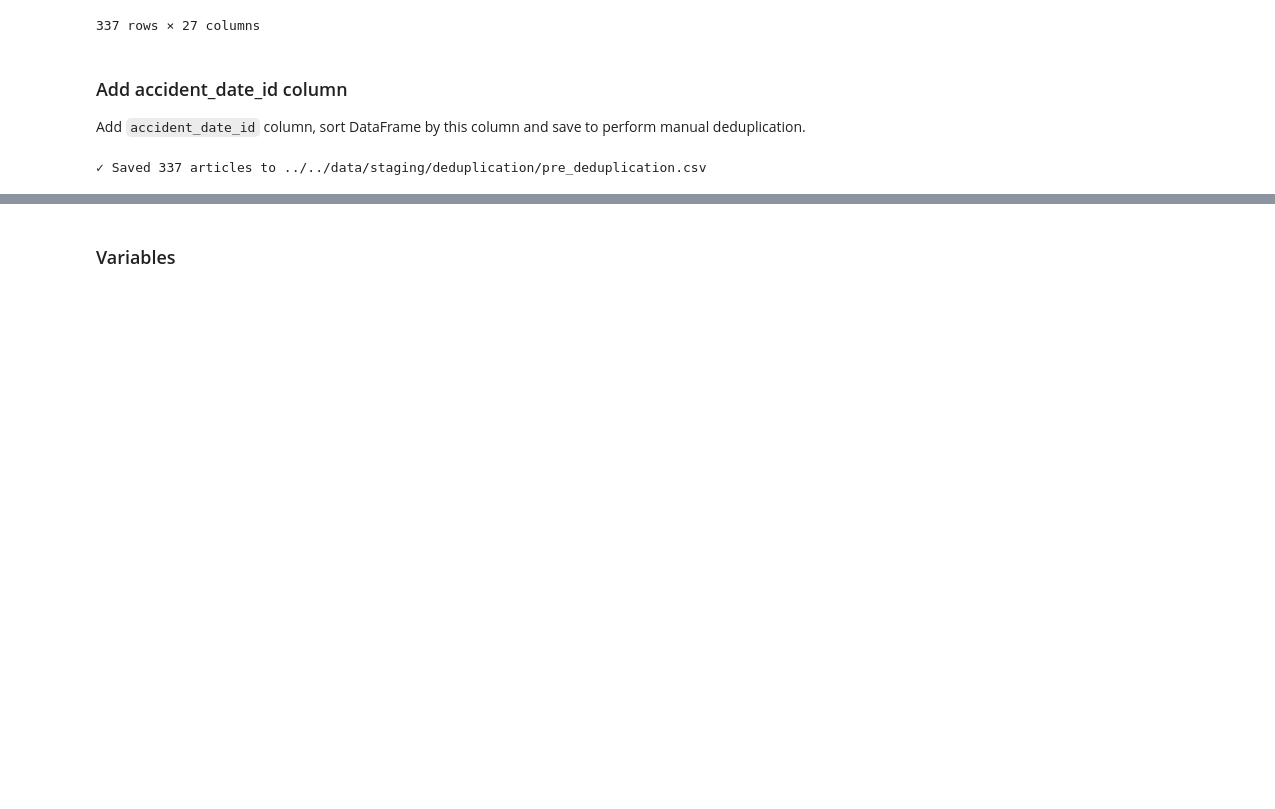
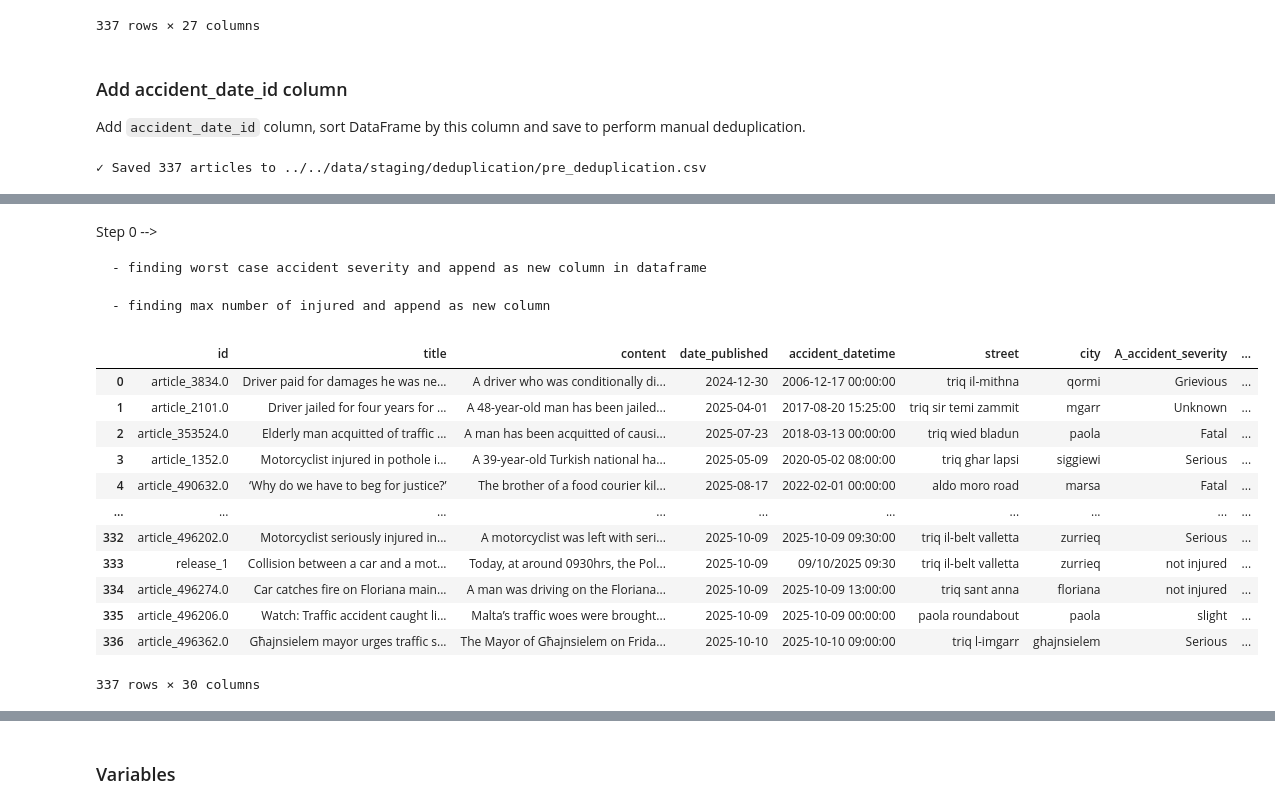
Before and after one commit to michael-vella/ics5110-assignment, a Jupyter notebook: notebooks/final/1_data_preparation.ipynb, the cells around one changed output, grey strips where cells are left out. Cells and saved outputs as stored; diff of their text form; code cells hidden in the pictures; blank space fills up the shorter version.

Commit message:
data de_duplication

```diff
--- a/notebooks/final/1_data_preparation.ipynb
+++ b/notebooks/final/1_data_preparation.ipynb
@@ -1411,0 +1425,69 @@ Extract features on the final DataFrame using rule based processing & dimensions
+# %% [markdown]
+Step 0 -->
+
+    - finding worst case accident severity and append as new column in dataframe
+
+    - finding max number of injured and append as new column
+# %%
+pre_deduplication_csv = f"{deduplication_data_folder}/pre_deduplication.csv"
+accidents_with_duplicates_df = pd.read_csv(pre_deduplication_csv)
+
+severity_order = {'Unknown' : 0, 'not injured': 1, 'Slight': 2, 'Grievious' : 3, 'Serious': 4, 'Fatal': 5}
+#max severity
+def get_max_severity(row):
+    severities = []
+    for prefix in ['A', 'B', 'C', 'D']:
+        col_name = f"{prefix}_accident_severity"
+        if col_name in row and pd.notna(row[col_name]):
+            severities.append(row[col_name])
+
+    if not severities:
+        return None
+
+    # Get the severity with the highest order (worst severity)
+    max_severity = None
+    max_severity_value = -1
+    for severity in severities:
+        if severity in severity_order:
+            if severity_order[severity] > max_severity_value:
+                max_severity_value = severity_order[severity]
+                max_severity = severity
+    return max_severity
+
+accidents_with_duplicates_df['accident_severity'] = accidents_with_duplicates_df.apply(get_max_severity, axis=1)
+
+# sum of injured
+
+# List of columns to check for number_injured
+injured_cols = ['A_number_injured', 'B_number_injured', 'C_number_injured', 'D_number_injured']
+
+# Function to calculate total injured
+def calculate_total_injured(row):
+    total = 0
+    for col in injured_cols:
+        if col in row.index and pd.notna(row[col]):
+            # Convert to numeric, handling any string values
+            try:
+                total += float(row[col])
+            except (ValueError, TypeError):
+                pass
+    return total
+
+# Apply the function to create the new 'total_injured' column
+accidents_with_duplicates_df['total_injured'] = accidents_with_duplicates_df.apply(calculate_total_injured, axis=1)
+
+display(accidents_with_duplicates_df)
+# %% [output]
+|  | id | title | content | date_published | accident_datetime | street | city | A_accident_severity | ... |
+| 0 | article_3834.0 | Driver paid for damages he was ne... | A driver who was conditionally di... | 2024-12-30 | 2006-12-17 00:00:00 | triq il-mithna | qormi | Grievious | ... |
+| 1 | article_2101.0 | Driver jailed for four years for ... | A 48-year-old man has been jailed... | 2025-04-01 | 2017-08-20 15:25:00 | triq sir temi zammit | mgarr | Unknown | ... |
+| 2 | article_353524.0 | Elderly man acquitted of traffic ... | A man has been acquitted of causi... | 2025-07-23 | 2018-03-13 00:00:00 | triq wied bladun | paola | Fatal | ... |
+| 3 | article_1352.0 | Motorcyclist injured in pothole i... | A 39-year-old Turkish national ha... | 2025-05-09 | 2020-05-02 08:00:00 | triq ghar lapsi | siggiewi | Serious | ... |
+| 4 | article_490632.0 | ‘Why do we have to beg for justice?’ | The brother of a food courier kil... | 2025-08-17 | 2022-02-01 00:00:00 | aldo moro road | marsa | Fatal | ... |
+| ... | ... | ... | ... | ... | ... | ... | ... | ... | ... |
+| 332 | article_496202.0 | Motorcyclist seriously injured in... | A motorcyclist was left with seri... | 2025-10-09 | 2025-10-09 09:30:00 | triq il-belt valletta | zurrieq | Serious | ... |
+| 333 | release_1 | Collision between a car and a mot... | Today, at around 0930hrs, the Pol... | 2025-10-09 | 09/10/2025 09:30 | triq il-belt valletta | zurrieq | not injured | ... |
+| 334 | article_496274.0 | Car catches fire on Floriana main... | A man was driving on the Floriana... | 2025-10-09 | 2025-10-09 13:00:00 | triq sant anna | floriana | not injured | ... |
+| 335 | article_496206.0 | Watch: Traffic accident caught li... | Malta’s traffic woes were brought... | 2025-10-09 | 2025-10-09 00:00:00 | paola roundabout | paola | slight | ... |
+| 336 | article_496362.0 | Għajnsielem mayor urges traffic s... | The Mayor of Għajnsielem on Frida... | 2025-10-10 | 2025-10-10 09:00:00 | triq l-imgarr | ghajnsielem | Serious | ... |
+337 rows × 30 columns
```
Also changed, not shown: parts of 19 cells of this notebook, 2 other files.
